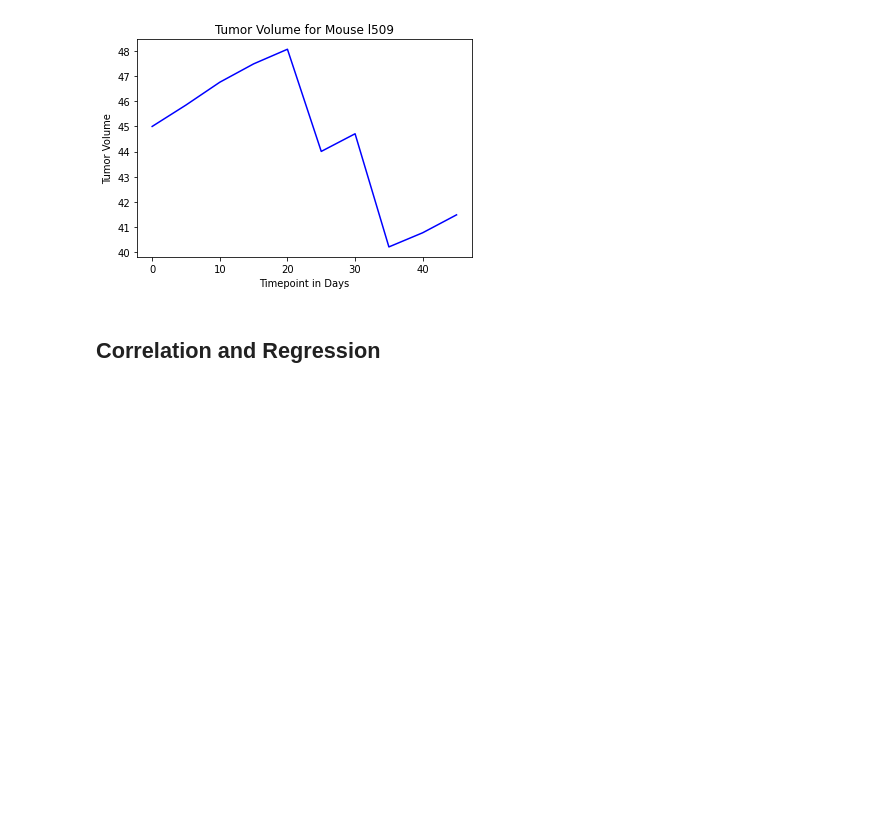
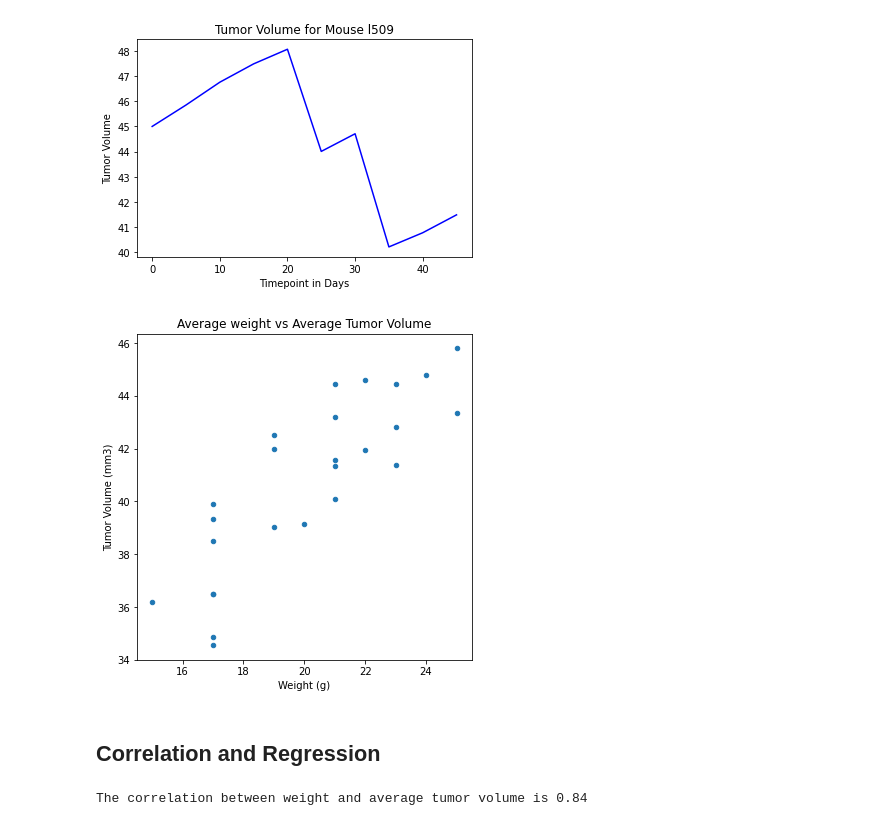
Before and after one commit to tebohl/Matplotlib-Treatment-Analysis, a Jupyter notebook: Pymaceuticals/pymaceuticals_starter.ipynb, the cells around one changed output. Saved outputs shown, nothing was run; the diff lists cells and outputs as text; code cells hidden in the pictures; blank space fills up the shorter version.

```diff
--- a/Pymaceuticals/pymaceuticals_starter.ipynb
+++ b/Pymaceuticals/pymaceuticals_starter.ipynb
@@ -296,9 +297,25 @@ plt.show()
 [figure]
 # %%
 # Generate a scatter plot of average tumor volume vs. mouse weight for the Capomulin regimen
+#reduce Dataframe to Capomulin rows only, group by Mouse
+capomulin_df = mouse_study_df[mouse_study_df["Drug Regimen"] == "Capomulin"]
+capomulin_df = capomulin_df.groupby(["Mouse ID"])
+capomulin_df = capomulin_df.mean()
+# %%
+#Generate a scatter plot of average tumor volume vs. mouse weight for the Capomulin regimen
+capomulin_df.plot(kind="scatter", x= "Weight (g)", y= "Tumor Volume (mm3)", grid=False, figsize=(6,6),
+              title="Average weight vs Average Tumor Volume")
+plt.show()
+# %% [output]
+[figure, added]
 # %% [markdown]
 ## Correlation and Regression
 # %%
 # Calculate the correlation coefficient and linear regression model
 # for mouse weight and average tumor volume for the Capomulin regimen
-capomulin_df = mouse_study_df[mouse_study_df["Drug Regimen"] == "Capomulin"]
+avg_weight= capomulin_df["Weight (g)"]
+avg_volume= capomulin_df["Tumor Volume (mm3)"]
+correlation = st.pearsonr(avg_weight, avg_volume)
+print(f"The correlation between weight and average tumor volume is {round(correlation[0],2)}")
+# %% [output]
+The correlation between weight and average tumor volume is 0.84
```
Also changed, not shown: parts of 2 cells of this notebook.
